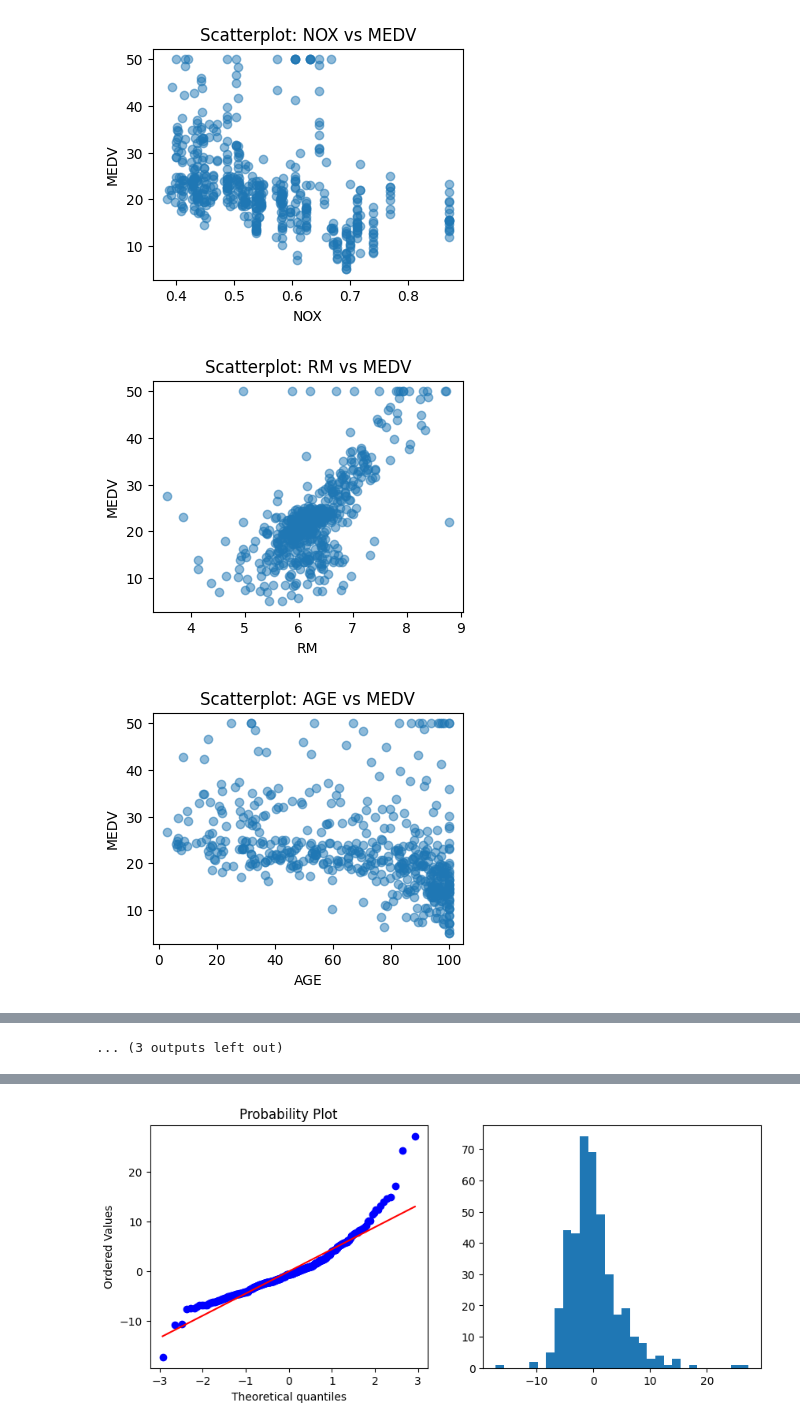
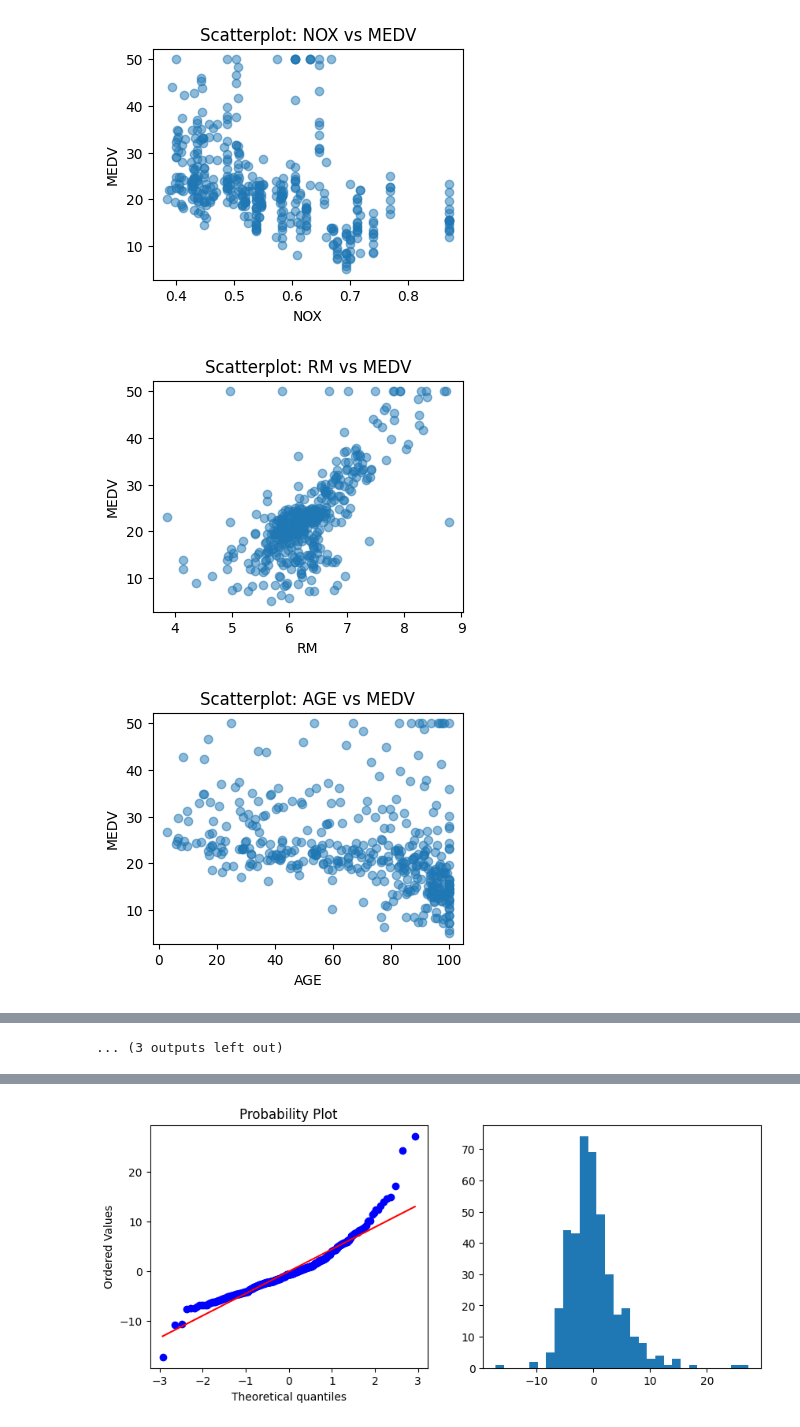
Before and after one commit to FLSF123/Multiple-Linear-Regression-Comprehensive-Exercise, a Jupyter notebook: code_na_gawako:3.ipynb, the cells around one changed output, grey strips where cells are left out. Cells and saved outputs as stored; diff of their text form; code cells hidden in the pictures.

```diff
--- a/code_na_gawako:3.ipynb
+++ b/code_na_gawako:3.ipynb
@@ -8,5 +13,5 @@ from sklearn.model_selection import train_test_split
 # %%
-#Task 1.1: Load and examine structure
+#Task 1.1
 boston = fetch_openml(name="boston", version=1, as_frame=True)
 df = boston.frame
 df = df.astype(float)
@@ -14,9 +19,12 @@ df = df.astype(float)
 X = df.drop('MEDV', axis=1)
 y = df['MEDV']
 
-# Split into 80% Training and 20% Testing
+#split para 80%training tapos 20% ung test
 X_train, X_test, y_train, y_test = train_test_split(X, y, test_size=0.2, random_state=42)
 
-print(df.head())
-print(df.describe())
+#training-only dataframe para alang "data leak"
+train_df = pd.concat([X_train, y_train], axis=1)
+
+print(train_df.head())
+print(train_df.describe())
 # %% [output]
@@ -39,19 +47,21 @@ print(df.describe())
 max     37.970000   50.000000
 # %%
-# Task 1.2 & 1.3
-df.hist(figsize=(12, 10), bins=20)
+#Task 1.2 & 1.3
+# Note: The target variable (MEDV) is censored at 50, which violates linearity and normality assumptions
+train_df.hist(figsize=(12, 10), bins=20)
 plt.tight_layout()
 plt.show()
 
-sns.boxplot(x=df['MEDV'])
-plt.title('Boxplot of MEDV')
+sns.boxplot(x=train_df['MEDV'])
+plt.title('Boxplot of MEDV (Training Set)')
 plt.show()
 
-for col in X.columns:
+for col in X_train.columns:
     plt.figure(figsize=(4, 3))
-    plt.scatter(df[col], df['MEDV'], alpha=0.5)
+    plt.scatter(train_df[col], train_df['MEDV'], alpha=0.5)
     plt.xlabel(col)
     plt.ylabel('MEDV')
+    #ginawa kong mumeric ung rad kasi taena eh
     plt.title(f'Scatterplot: {col} vs MEDV')
     plt.show()
 # %% [output]
@@ -64,3 +74,3 @@ for col in X.columns:
-[figure, old version]
+[figure, new version]
-[figure, old version]
+[figure, new version]
-[figure, old version]
+[figure, new version]
```
Also changed, not shown: parts of 14 cells of this notebook.
